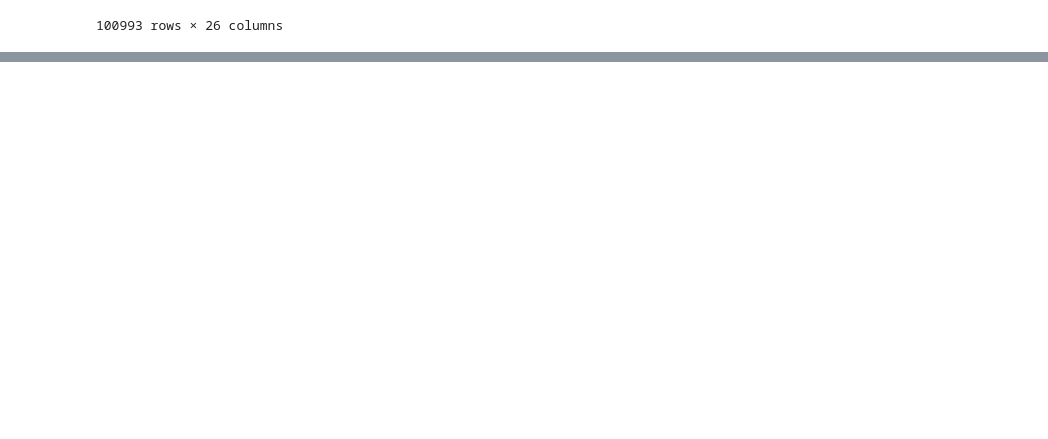
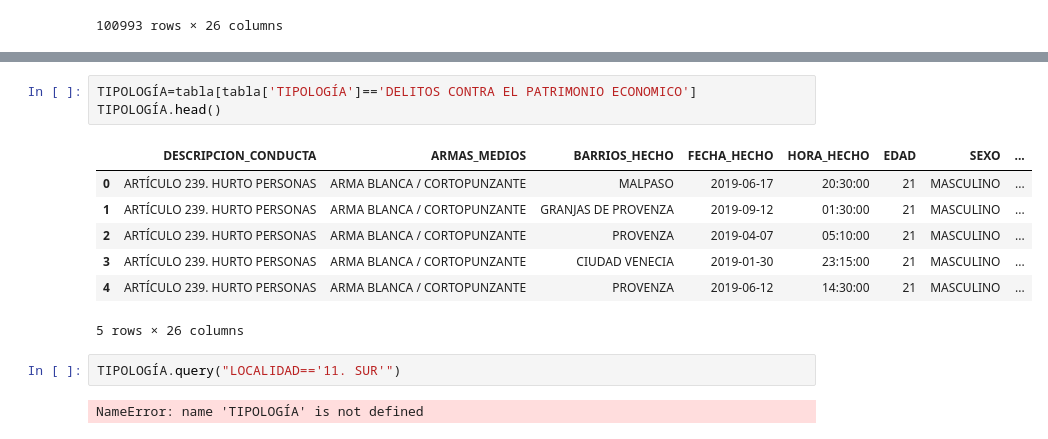
Before and after one commit to pandamuel/Analisis-financiero, a Jupyter notebook: Dataset.ipynb, the cells around one changed output, grey strips where cells are left out. Saved outputs shown, nothing was run; the diff lists cells and outputs as text; blank space fills up the shorter version.

```diff
--- a/Dataset.ipynb
+++ b/Dataset.ipynb
@@ -26,0 +478,15 @@ tabla
+# %%
+TIPOLOGÍA=tabla[tabla['TIPOLOGÍA']=='DELITOS CONTRA EL PATRIMONIO ECONOMICO']
+TIPOLOGÍA.head()
+# %% [output]
+|  | DESCRIPCION_CONDUCTA | ARMAS_MEDIOS | BARRIOS_HECHO | FECHA_HECHO | HORA_HECHO | EDAD | SEXO | ... |
+| 0 | ARTÍCULO 239. HURTO PERSONAS | ARMA BLANCA / CORTOPUNZANTE | MALPASO | 2019-06-17 | 20:30:00 | 21 | MASCULINO | ... |
+| 1 | ARTÍCULO 239. HURTO PERSONAS | ARMA BLANCA / CORTOPUNZANTE | GRANJAS DE PROVENZA | 2019-09-12 | 01:30:00 | 21 | MASCULINO | ... |
+| 2 | ARTÍCULO 239. HURTO PERSONAS | ARMA BLANCA / CORTOPUNZANTE | PROVENZA | 2019-04-07 | 05:10:00 | 21 | MASCULINO | ... |
+| 3 | ARTÍCULO 239. HURTO PERSONAS | ARMA BLANCA / CORTOPUNZANTE | CIUDAD VENECIA | 2019-01-30 | 23:15:00 | 21 | MASCULINO | ... |
+| 4 | ARTÍCULO 239. HURTO PERSONAS | ARMA BLANCA / CORTOPUNZANTE | PROVENZA | 2019-06-12 | 14:30:00 | 21 | MASCULINO | ... |
+5 rows × 26 columns
+# %%
+TIPOLOGÍA.query("LOCALIDAD=='11. SUR'")
+# %% [output]
+NameError: name 'TIPOLOGÍA' is not defined
```
Also changed, not shown: parts of 48 cells of this notebook, 4 other files.
